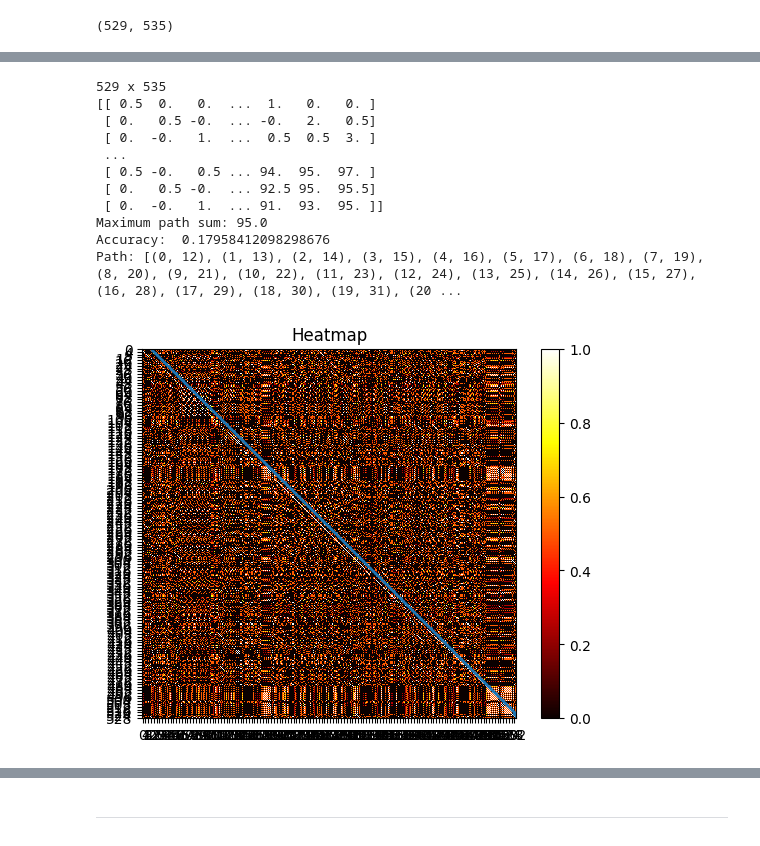
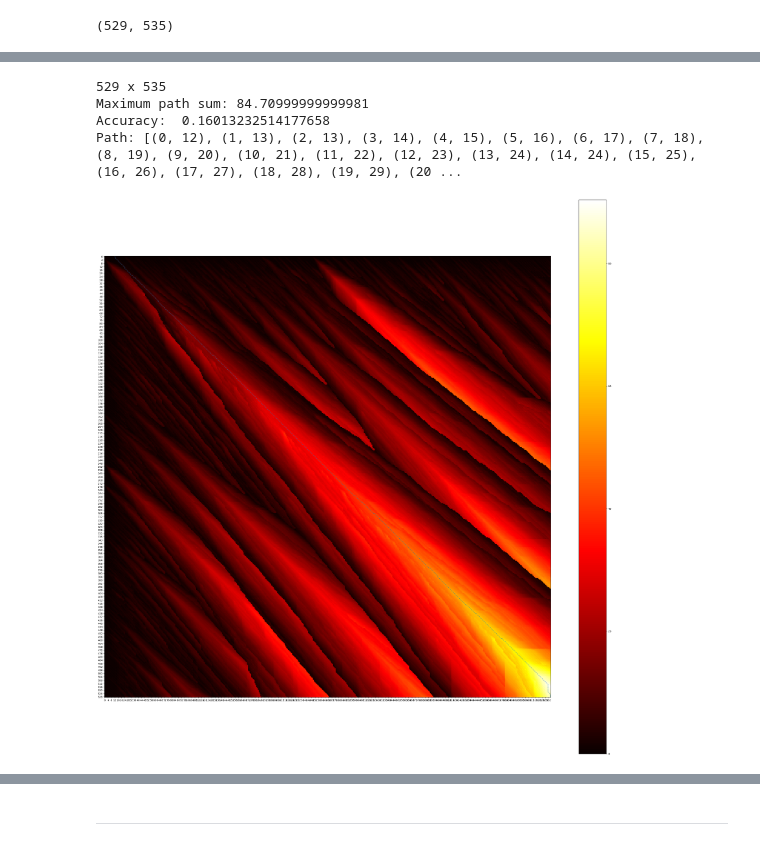
Before and after one commit to naniri04/Vocal_Recognition, a Jupyter notebook: vocal_recog.ipynb, the cells around one changed output, grey strips where cells are left out. Cells and saved outputs as stored; diff of their text form; code cells hidden in the pictures.

```diff
--- a/vocal_recog.ipynb
+++ b/vocal_recog.ipynb
@@ -150,15 +150,12 @@ cp.mat_heatmap(m)
 # %%
-cp.mat_heatmap(m, cp.find_opt(m)[1])
+max_sum, max_path, dp = cp.find_opt(m)
 # %% [output]
 529 x 535
-[[ 0.5  0.   0.  ...  1.   0.   0. ]
- [ 0.   0.5 -0.  ... -0.   2.   0.5]
- [ 0.  -0.   1.  ...  0.5  0.5  3. ]
- ...
- [ 0.5 -0.   0.5 ... 94.  95.  97. ]
- [ 0.   0.5 -0.  ... 92.5 95.  95.5]
- [ 0.  -0.   1.  ... 91.  93.  95. ]]
-Maximum path sum: 95.0
-Accuracy:  0.17958412098298676
-Path: [(0, 12), (1, 13), (2, 14), (3, 15), (4, 16), (5, 17), (6, 18), (7, 19), (8, 20), (9, 21), (10, 22), (11, 23), (12, 24), (13, 25), (14, 26), (15, 27), (16, 28), (17, 29), (18, 30), (19, 31), (20 ...
+Maximum path sum: 84.70999999999981
+Accuracy:  0.16013232514177658
+Path: [(0, 12), (1, 13), (2, 13), (3, 14), (4, 15), (5, 16), (6, 17), (7, 18), (8, 19), (9, 20), (10, 21), (11, 22), (12, 23), (13, 24), (14, 24), (15, 25), (16, 26), (17, 27), (18, 28), (19, 29), (20 ...
-[figure, removed]
+# %%
+# cp.mat_heatmap(dp)
+cp.mat_heatmap(dp, max_path, figsize=(40, 40), ps=1)
+# %% [output]
+[figure, added]
```
Also changed, not shown: parts of 3 cells of this notebook, 6 other files.
